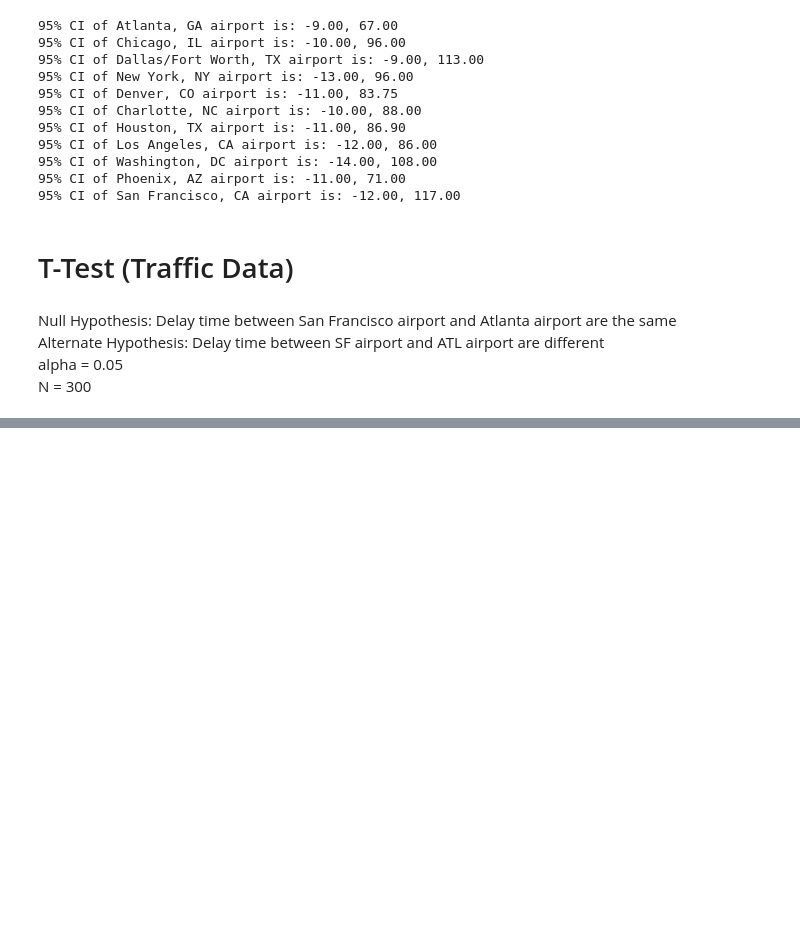
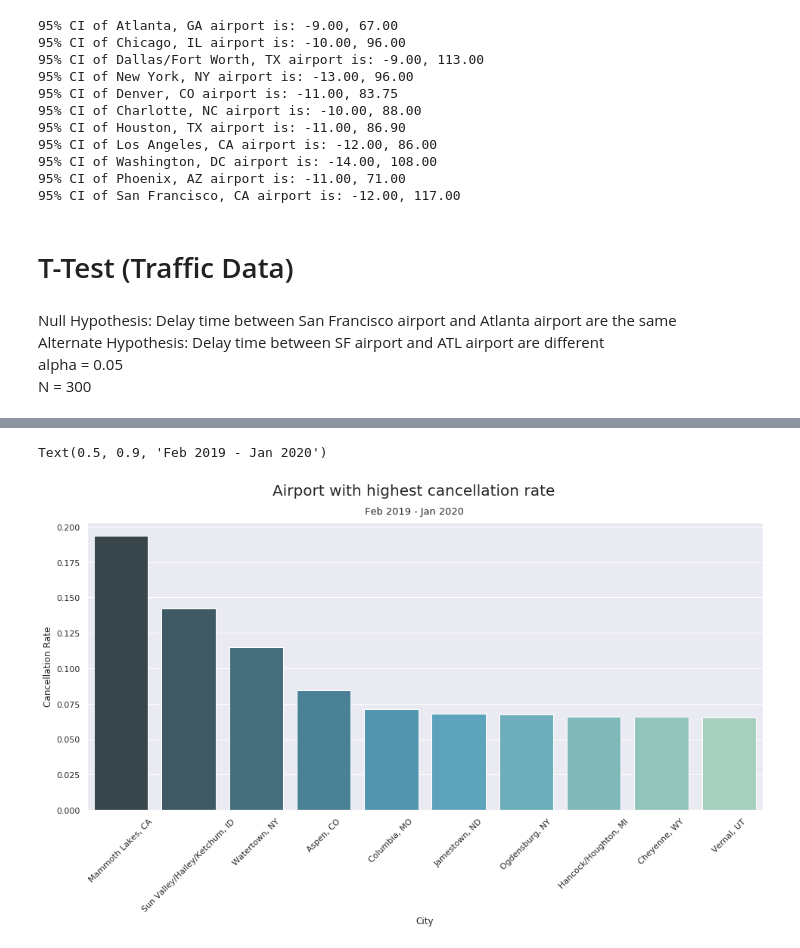
Before and after one commit to tchleung/The_Terminal, a Jupyter notebook: notebook/terminal_eda.ipynb, the cells around one changed output, grey strips where cells are left out. Saved outputs shown, nothing was run; the diff lists cells and outputs as text; code cells hidden in the pictures; blank space fills up the shorter version.

```diff
--- a/notebook/terminal_eda.ipynb
+++ b/notebook/terminal_eda.ipynb
@@ -567,0 +649,8 @@ p_val / 2 = 0.00
+# %%
+cancelled_flight = df_one_year.groupby(['ORIGIN_CITY_NAME','ORIGIN_STATE_ABR']).agg(
+    total_flight=pd.NamedAgg(column='CANCELLED',aggfunc='count'),
+    cancelled_count=pd.NamedAgg(column='CANCELLED',aggfunc='sum'),
+    avg_dist=pd.NamedAgg(column='DISTANCE',aggfunc='mean')
+)
+cancelled_flight['cancelled_rate'] = cancelled_flight['cancelled_count'] / cancelled_flight['total_flight']
+cancelled_flight = cancelled_flight.reset_index()
@@ -567,0 +673,14 @@ p_val / 2 = 0.00
+# %%
+cancelled_flight_ = cancelled_flight.sort_values(by='cancelled_rate',ascending=False)
+fig, ax = plt.subplots(figsize=(16,7))
+sns.set(font_scale=1)
+ax = sns.barplot(x='ORIGIN_CITY_NAME',y='cancelled_rate',data=cancelled_flight_[0:10],palette='GnBu_d')
+ax.set_xlabel('City')
+ax.set_ylabel('Cancellation Rate')
+plt.xticks(rotation=45)
+plt.figtext(.5,.95,'Airport with highest cancellation rate', fontsize=20, ha='center')
+plt.figtext(.5,.9,'Feb 2019 - Jan 2020', fontsize=13, ha='center')
+# fig.savefig('img/highest_cancellation_rate.png')
+# %% [output]
+Text(0.5, 0.9, 'Feb 2019 - Jan 2020')
+[figure, added]
```
Also changed, not shown: parts of 41 cells of this notebook, 1 other file.
